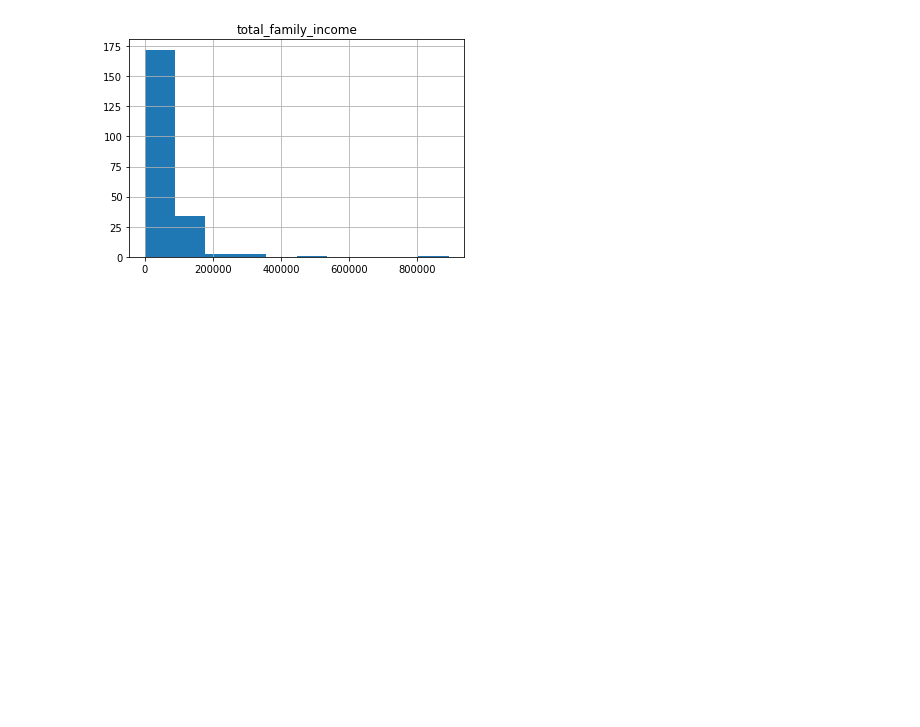
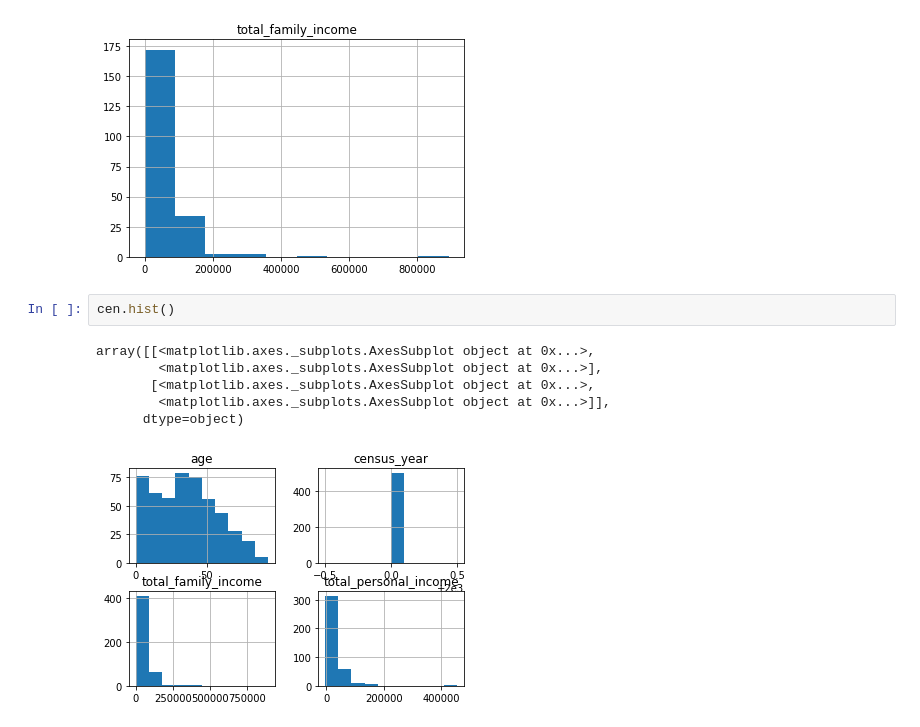
Before and after one commit to esire1/Math2212_Sirett, a Jupyter notebook: HW/Midterm_Sirett.ipynb, the cells around one changed output. Drawn from its saved outputs; the diff is of its cells as text; blank space fills up the shorter version.

```diff
--- a/HW/Midterm_Sirett.ipynb
+++ b/HW/Midterm_Sirett.ipynb
@@ -225,3 +227,12 @@ cen_avg_total_personal.hist()
 array([[<matplotlib.axes._subplots.AxesSubplot object at 0x...>]],
       dtype=object)
 [figure]
+# %%
+cen.hist()
+# %% [output]
+array([[<matplotlib.axes._subplots.AxesSubplot object at 0x...>,
+        <matplotlib.axes._subplots.AxesSubplot object at 0x...>],
+       [<matplotlib.axes._subplots.AxesSubplot object at 0x...>,
+        <matplotlib.axes._subplots.AxesSubplot object at 0x...>]],
+      dtype=object)
+[figure, added]
```
Also changed, not shown: parts of 1 cell of this notebook, 3 other files.
